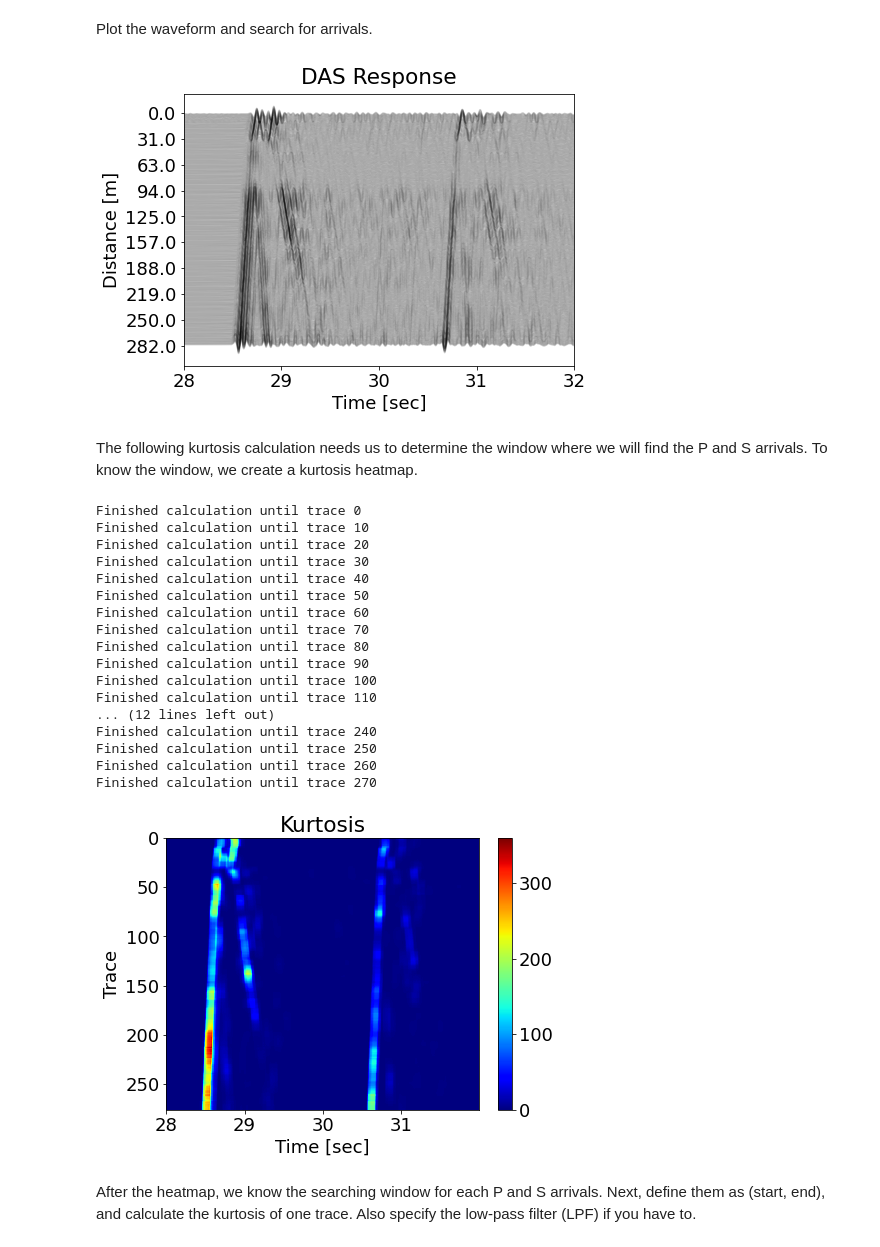
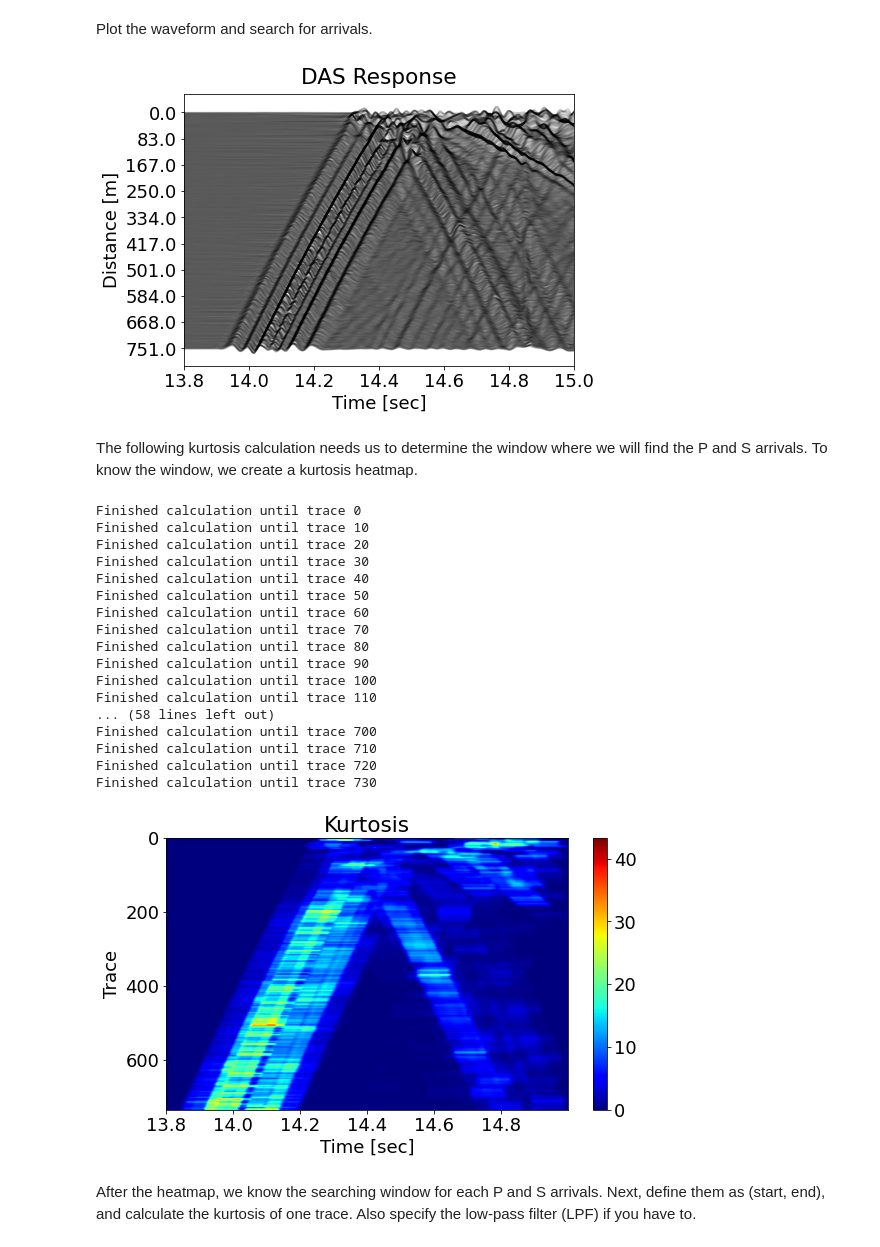
Before and after one commit to yohanesnuwara/DASLab, a Jupyter notebook: notebooks/DASLab.ipynb, the cells around one changed output. Saved outputs shown, nothing was run; the diff lists cells and outputs as text; code cells hidden in the pictures.

```diff
--- a/notebooks/DASLab.ipynb
+++ b/notebooks/DASLab.ipynb
@@ -87,7 +75,7 @@ file7 = "/content/drive/MyDrive/RITE_Yohanes/20210209/data/connected whole_UTC_2
 file8 = "/content/drive/MyDrive/RITE_Yohanes/20210209/data/connected whole_UTC_20200303_085400.000.tdms"
 # %%
 # Working directory
-fileorigin = file8
+fileorigin = file1
 
 # Processing spatial information
 DRSurf = (stcSurf[1] - stcSurf[0]) / (hwcSurf[1] - hwcSurf[0])
@@ -187,16 +127,16 @@ Plot the waveform and search for arrivals.
 lpf = None
 # lpf = {"f": 10, "fs": 1000/1}
 
-plotWaveformTraces(event.hwc250, magnify=5e2, lpf=lpf, xlim=(28,32))
+plotWaveformTraces(event.bc880, magnify=1e3, lpf=lpf, xlim=(13.8,15))
 # %% [output]
-[figure, old version]
+[figure, new version]
 # %% [markdown]
 The following kurtosis calculation needs us to determine the window where we will find the P and S arrivals. To know the window, we create a kurtosis heatmap.
 # %%
 # Input for plotting kurtosis heatmap
-DAS = "HWC250"
-data = event.hwc250
-cut_trace = (28,32)
+DAS = "BC880"
+data = event.bc880
+cut_trace = (13.8,15)
 
 n_traces = len(data.zz)
 
@@ -222,21 +162,21 @@ Finished calculation until trace 80
 Finished calculation until trace 90
 Finished calculation until trace 100
 Finished calculation until trace 110
-... (12 lines left out)
-Finished calculation until trace 240
-Finished calculation until trace 250
-Finished calculation until trace 260
-Finished calculation until trace 270
+... (58 lines left out)
+Finished calculation until trace 700
+Finished calculation until trace 710
+Finished calculation until trace 720
+Finished calculation until trace 730
 # %%
-kurtosisHeatmap(kurt, time_axis=tcut, n_traces=n_traces, cmap='jet')
+kurtosisHeatmap(kurt, time_axis=tcut, n_traces=n_traces, cmap='jet', figsize=(9,5))
 # kurtosisHeatmap(kurt, time_axis=tcut, n_traces=n_traces, cmap='jet',
-                # vmin=0, vmax=50)
+                # vmin=0, vmax=20)
 
-# plt.xlim(28.5,28.7)
-# plt.xlim(30.5,30.8)
+# plt.xlim(51.25,52.5)
+# plt.xlim(18.2,19.5)
 plt.show()
 # %% [output]
-[figure, old version]
+[figure, new version]
 # %% [markdown]
 After the heatmap, we know the searching window for each P and S arrivals. Next, define them as (start, end), and calculate the kurtosis of one trace. Also specify the low-pass filter (LPF) if you have to.
 # %%
```
Also changed, not shown: parts of 17 cells of this notebook.
